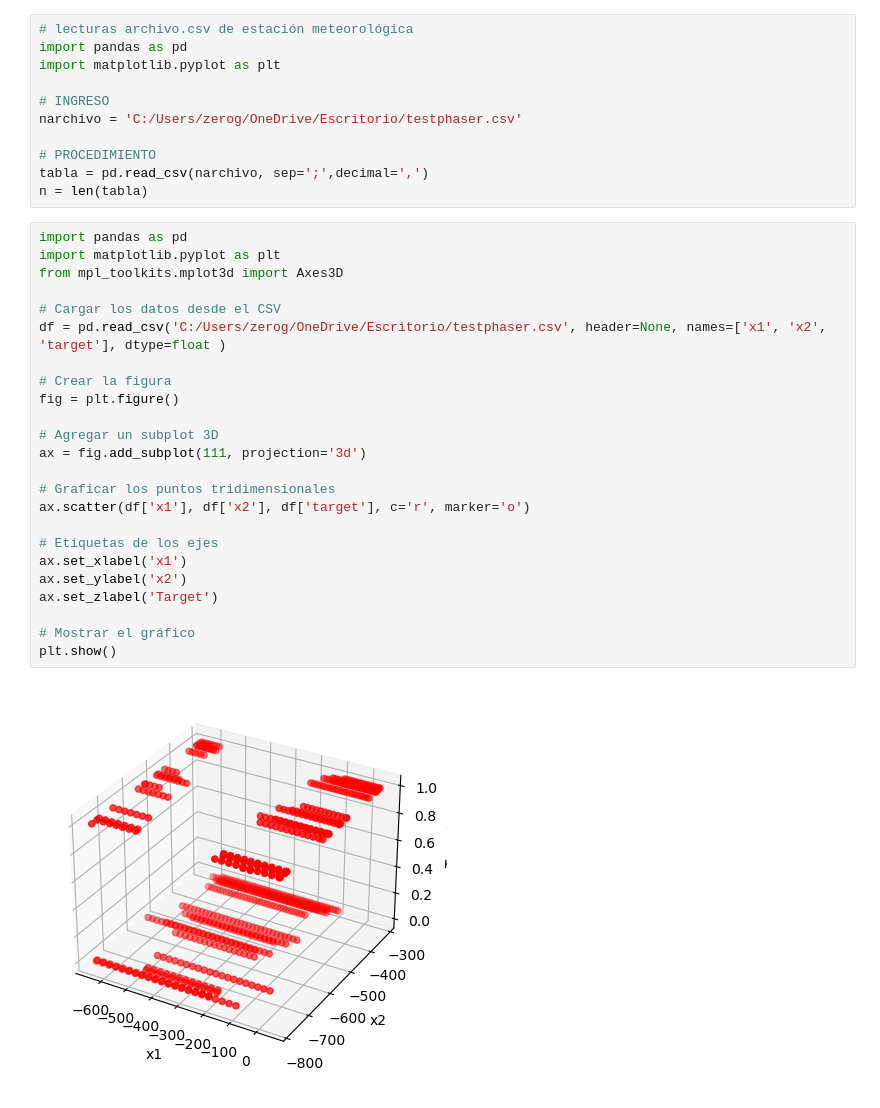
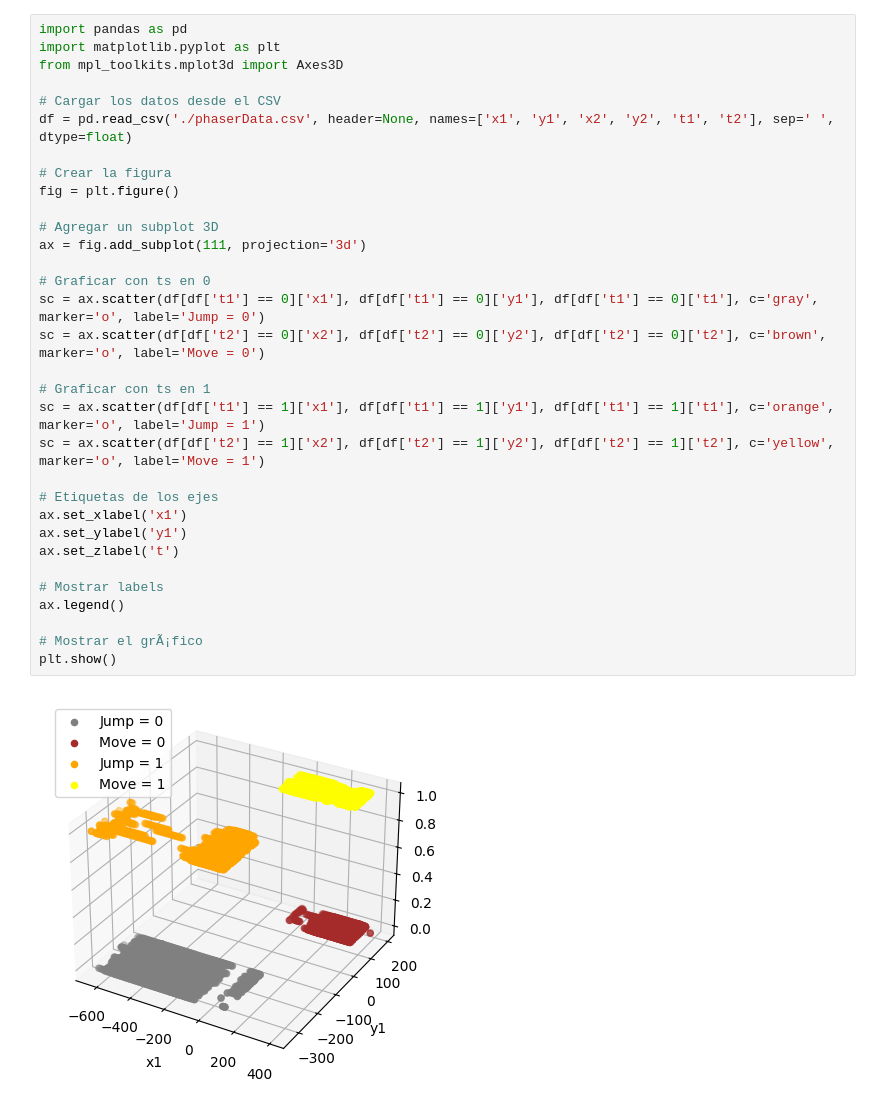
Before and after one commit to NicolasAlejandroBasilioNava/TrabajosIATec, a Jupyter notebook: ProyectosIaNicolas/GraficaPhaser.ipynb, the cells around one changed output. Drawn from its saved outputs; the diff is of its cells as text.

```diff
--- a/ProyectosIaNicolas/GraficaPhaser.ipynb
+++ b/ProyectosIaNicolas/GraficaPhaser.ipynb
@@ -1,37 +1,34 @@
-# %%
-# lecturas archivo.csv de estación meteorológica
-import pandas as pd
-import matplotlib.pyplot as plt
-
-# INGRESO
-narchivo = 'C:/Users/zerog/OneDrive/Escritorio/testphaser.csv'
-
-# PROCEDIMIENTO
-tabla = pd.read_csv(narchivo, sep=';',decimal=',')
-n = len(tabla)
 # %%
 import pandas as pd
 import matplotlib.pyplot as plt
 from mpl_toolkits.mplot3d import Axes3D
 
 # Cargar los datos desde el CSV
-df = pd.read_csv('C:/Users/zerog/OneDrive/Escritorio/testphaser.csv', header=None, names=['x1', 'x2', 'target'], dtype=float )
+df = pd.read_csv('./phaserData.csv', header=None, names=['x1', 'y1', 'x2', 'y2', 't1', 't2'], sep=' ', dtype=float)
 
 # Crear la figura
 fig = plt.figure()
 
 # Agregar un subplot 3D
 ax = fig.add_subplot(111, projection='3d')
 
-# Graficar los puntos tridimensionales
-ax.scatter(df['x1'], df['x2'], df['target'], c='r', marker='o')
+# Graficar con ts en 0
+sc = ax.scatter(df[df['t1'] == 0]['x1'], df[df['t1'] == 0]['y1'], df[df['t1'] == 0]['t1'], c='gray', marker='o', label='Jump = 0')
+sc = ax.scatter(df[df['t2'] == 0]['x2'], df[df['t2'] == 0]['y2'], df[df['t2'] == 0]['t2'], c='brown', marker='o', label='Move = 0')
+
+# Graficar con ts en 1
+sc = ax.scatter(df[df['t1'] == 1]['x1'], df[df['t1'] == 1]['y1'], df[df['t1'] == 1]['t1'], c='orange', marker='o', label='Jump = 1')
+sc = ax.scatter(df[df['t2'] == 1]['x2'], df[df['t2'] == 1]['y2'], df[df['t2'] == 1]['t2'], c='yellow', marker='o', label='Move = 1')
 
 # Etiquetas de los ejes
 ax.set_xlabel('x1')
-ax.set_ylabel('x2')
-ax.set_zlabel('Target')
+ax.set_ylabel('y1')
+ax.set_zlabel('t')
 
-# Mostrar el gráfico
+# Mostrar labels
+ax.legend()
+
+# Mostrar el grÃ¡fico
 plt.show()
 # %% [output]
-[figure, old version]
+[figure, new version]
```
Also changed, not shown: parts of 3 cells of this notebook, 6 other files.
